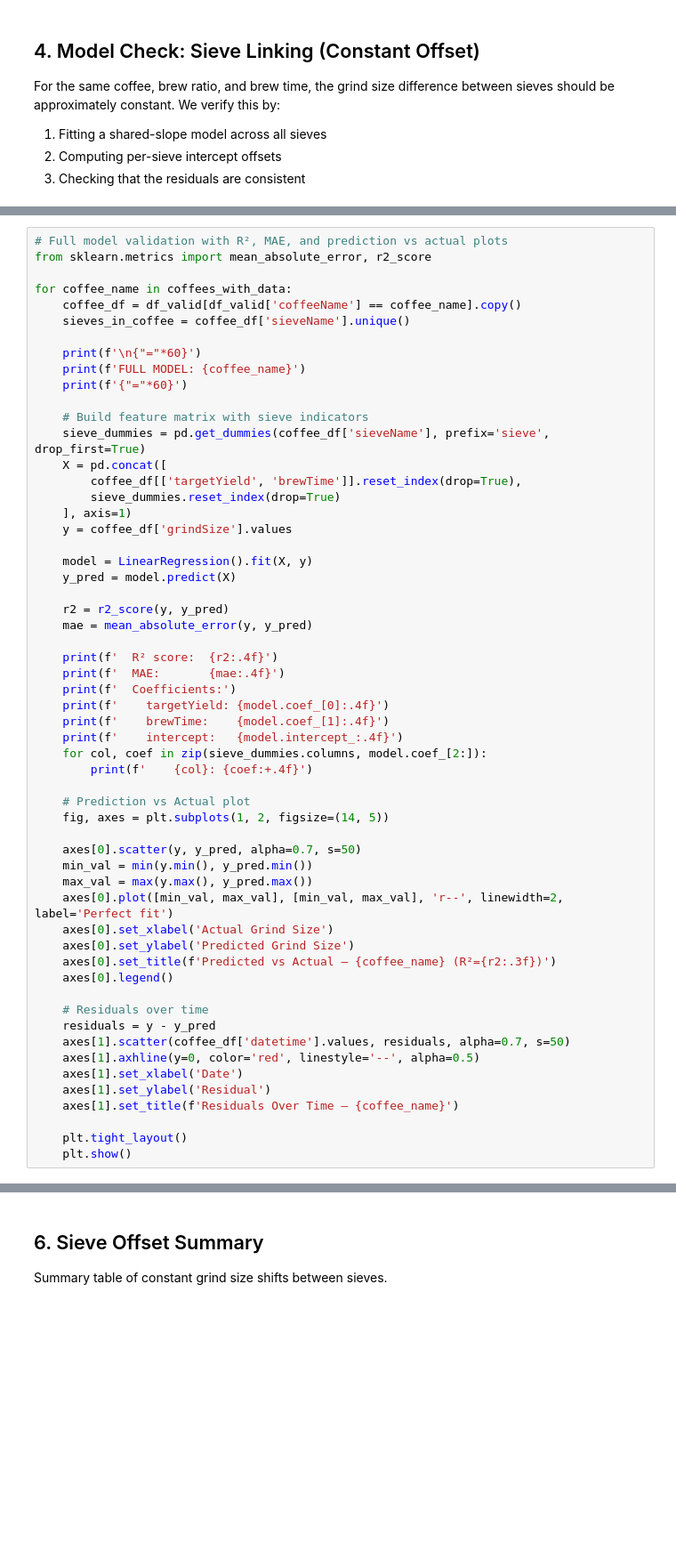
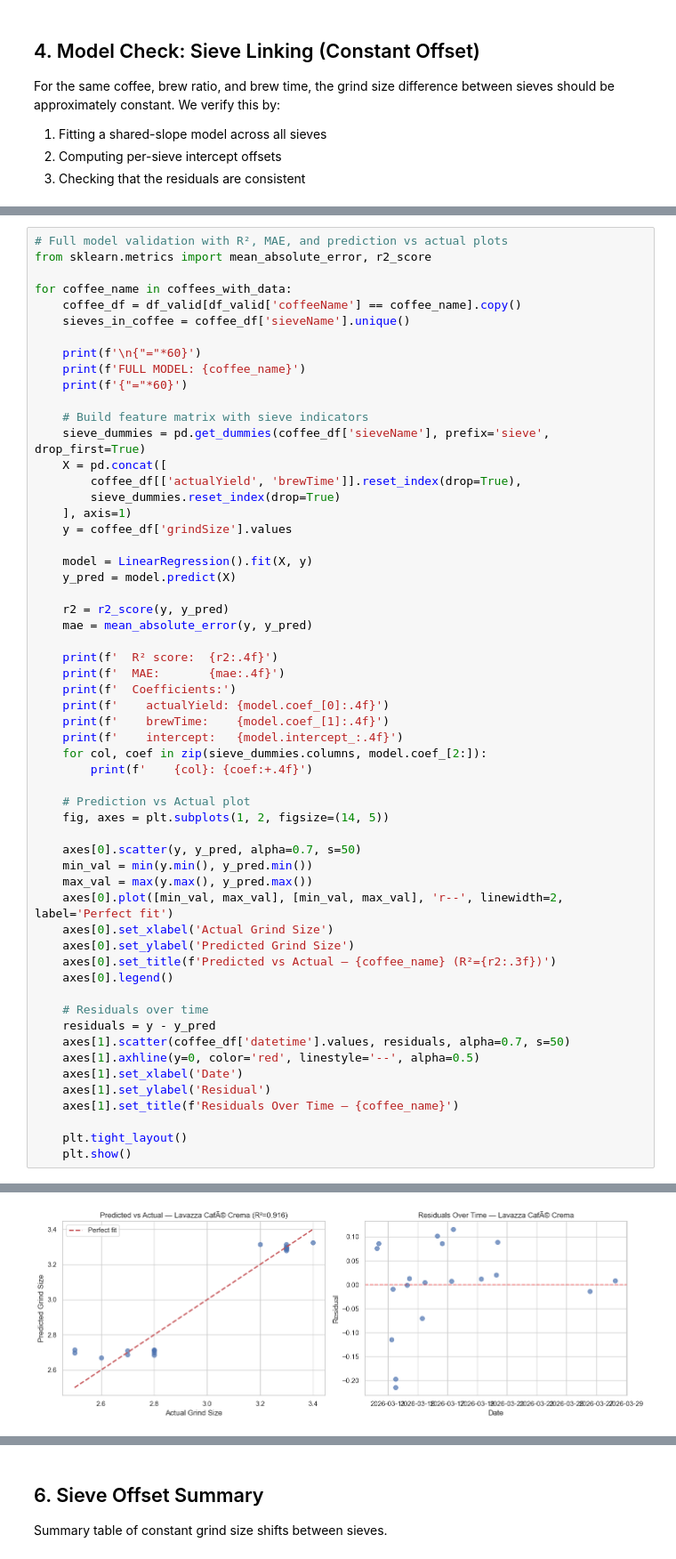
Before and after one commit to birlet/Coffio, a Jupyter notebook: CoffModelAnalyzer/model_analysis.ipynb, the cells around one changed output, grey strips where cells are left out. Shown at 89% size. Cells and saved outputs as stored; diff of their text form; blank space fills up the shorter version.

```diff
--- a/CoffModelAnalyzer/model_analysis.ipynb
+++ b/CoffModelAnalyzer/model_analysis.ipynb
@@ -281,7 +326,7 @@ for coffee_name in coffees_with_data:
     # Build feature matrix with sieve indicators
     sieve_dummies = pd.get_dummies(coffee_df['sieveName'], prefix='sieve', drop_first=True)
     X = pd.concat([
-        coffee_df[['targetYield', 'brewTime']].reset_index(drop=True),
+        coffee_df[['actualYield', 'brewTime']].reset_index(drop=True),
         sieve_dummies.reset_index(drop=True)
     ], axis=1)
     y = coffee_df['grindSize'].values
@@ -295,7 +340,7 @@ for coffee_name in coffees_with_data:
     print(f'  R² score:  {r2:.4f}')
     print(f'  MAE:       {mae:.4f}')
     print(f'  Coefficients:')
-    print(f'    targetYield: {model.coef_[0]:.4f}')
+    print(f'    actualYield: {model.coef_[0]:.4f}')
     print(f'    brewTime:    {model.coef_[1]:.4f}')
     print(f'    intercept:   {model.intercept_:.4f}')
     for col, coef in zip(sieve_dummies.columns, model.coef_[2:]):
@@ -323,3 +368,4 @@ for coffee_name in coffees_with_data:
 
     plt.tight_layout()
     plt.show()
+# %% [output]
@@ -325,0 +382 @@ for coffee_name in coffees_with_data:
+[figure, added]
```
Also changed, not shown: parts of 15 cells of this notebook, 2 other files.
